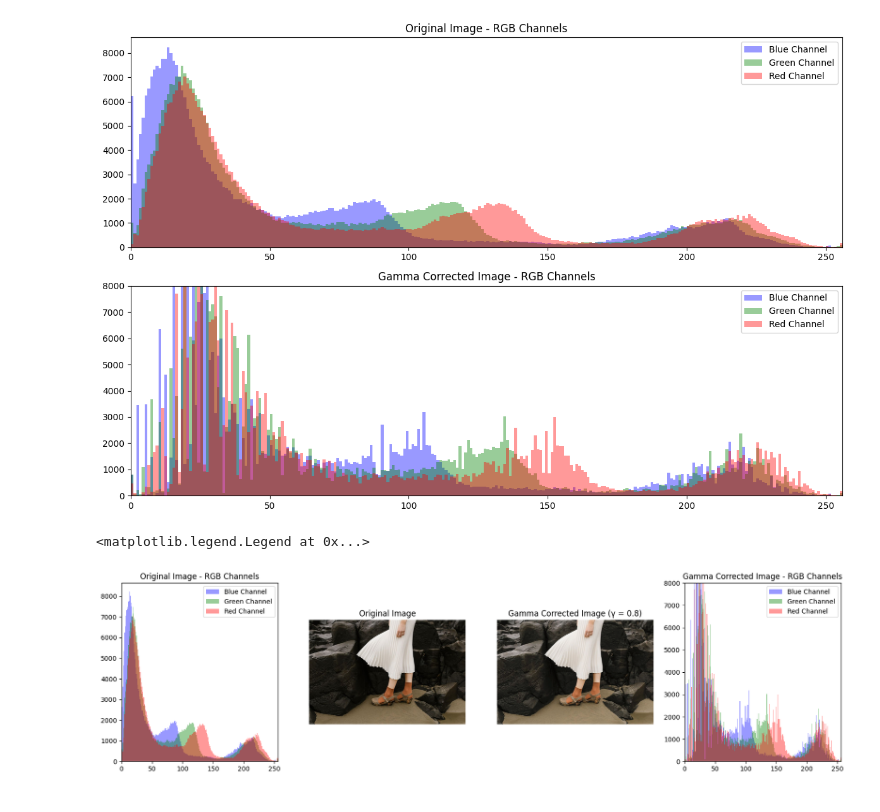
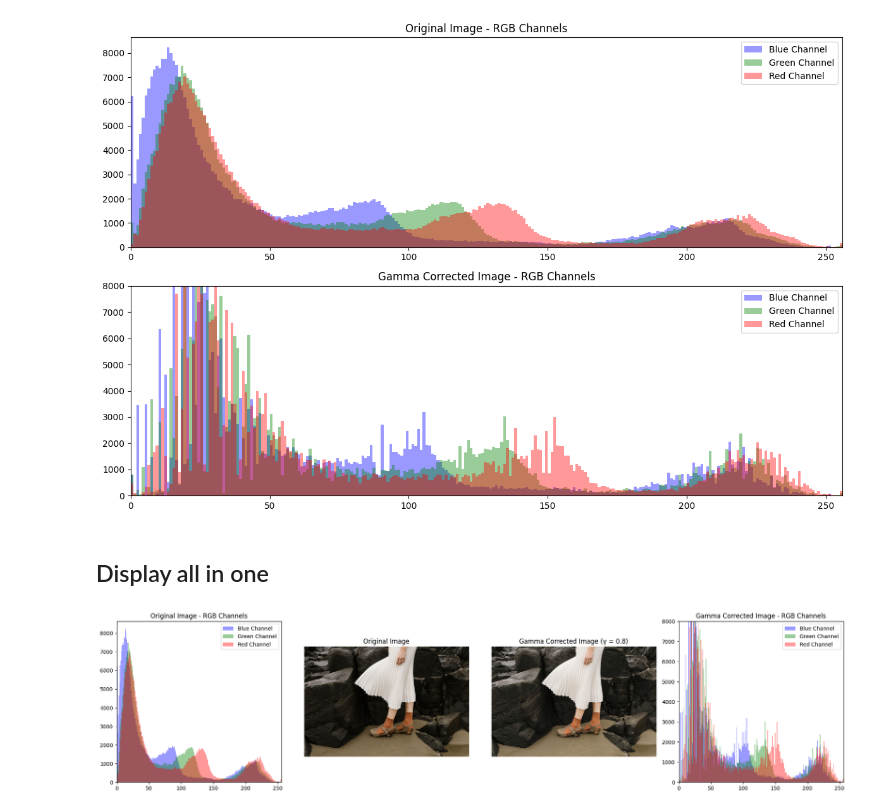
Before and after one commit to akhilaprabodha/EN3160-Image-Processing-and-Machine-Vision-Lab-Experiments, a Jupyter notebook: assignment_1/q3.ipynb, the cells around one changed output. Cells and saved outputs as stored; diff of their text form; code cells hidden in the pictures.

```diff
--- a/assignment_1/q3.ipynb
+++ b/assignment_1/q3.ipynb
@@ -65,36 +65,41 @@ plt.show()
 # %% [output]
 [figure]
 [figure]
+# %% [markdown]
+## Display all in one
 # %%
 # display original image - RGB channels, Original image, Gamma corrected image, Gamma Corrected Image - RGB Channels in one row
 fig, axs = plt.subplots(1, 4, figsize=(20, 5))
 
 # Original image - RGB channels
 axs[0].set_title('Original Image - RGB Channels')
 axs[0].hist(img[:, :, 0].flatten(), bins=256, range=[0, 256], color='b', alpha=0.4, label="Blue Channel")
 axs[0].hist(img[:, :, 1].flatten(), bins=256, range=[0, 256], color='g', alpha=0.4, label="Green Channel")
 axs[0].hist(img[:, :, 2].flatten(), bins=256, range=[0, 256], color='r', alpha=0.4, label="Red Channel")
 axs[0].set_xlim([0, 256])
 axs[0].legend()
 
 # Original image
 axs[1].imshow(cv.cvtColor(img, cv.COLOR_BGR2RGB))
 axs[1].set_title('Original Image')
 axs[1].axis('off')
 
 # Gamma corrected image
 axs[2].imshow(cv.cvtColor(img_corrected, cv.COLOR_BGR2RGB))
 axs[2].set_title('Gamma Corrected Image (γ = 0.8)')
 axs[2].axis('off')
 
 # Gamma Corrected Image - RGB Channels
 axs[3].set_title('Gamma Corrected Image - RGB Channels')
 axs[3].hist(img_corrected[:, :, 0].flatten(), bins=256, range=[0, 256], color='b', alpha=0.4, label="Blue Channel")
 axs[3].hist(img_corrected[:, :, 1].flatten(), bins=256, range=[0, 256], color='g', alpha=0.4, label="Green Channel")
 axs[3].hist(img_corrected[:, :, 2].flatten(), bins=256, range=[0, 256], color='r', alpha=0.4, label="Red Channel")
 axs[3].set_xlim([0, 256])
 axs[3].set_ylim([0, 8000])  # Set y-axis limit to reduce dominance of zeros
 axs[3].legend()
+
+# Show the plots
+plt.tight_layout()
+plt.show()
 # %% [output]
-<matplotlib.legend.Legend at 0x...>
-[figure, old version]
+[figure, new version]
```
Also changed, not shown: parts of 1 cell of this notebook, 8 other files.
